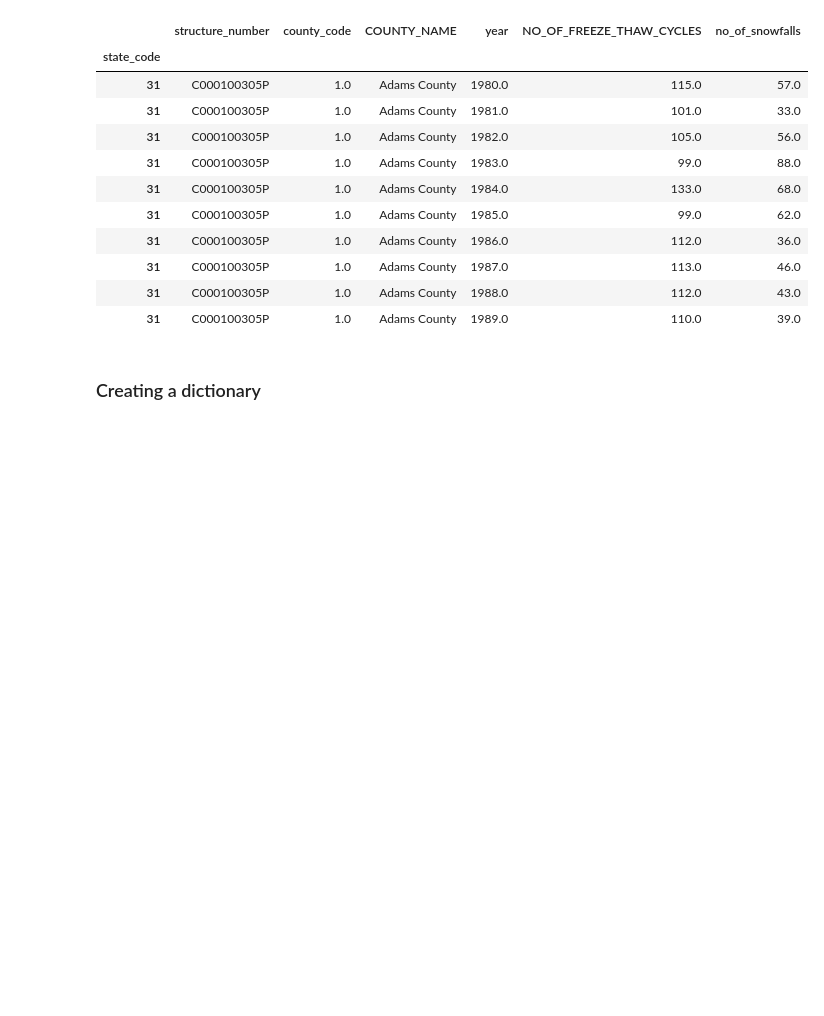
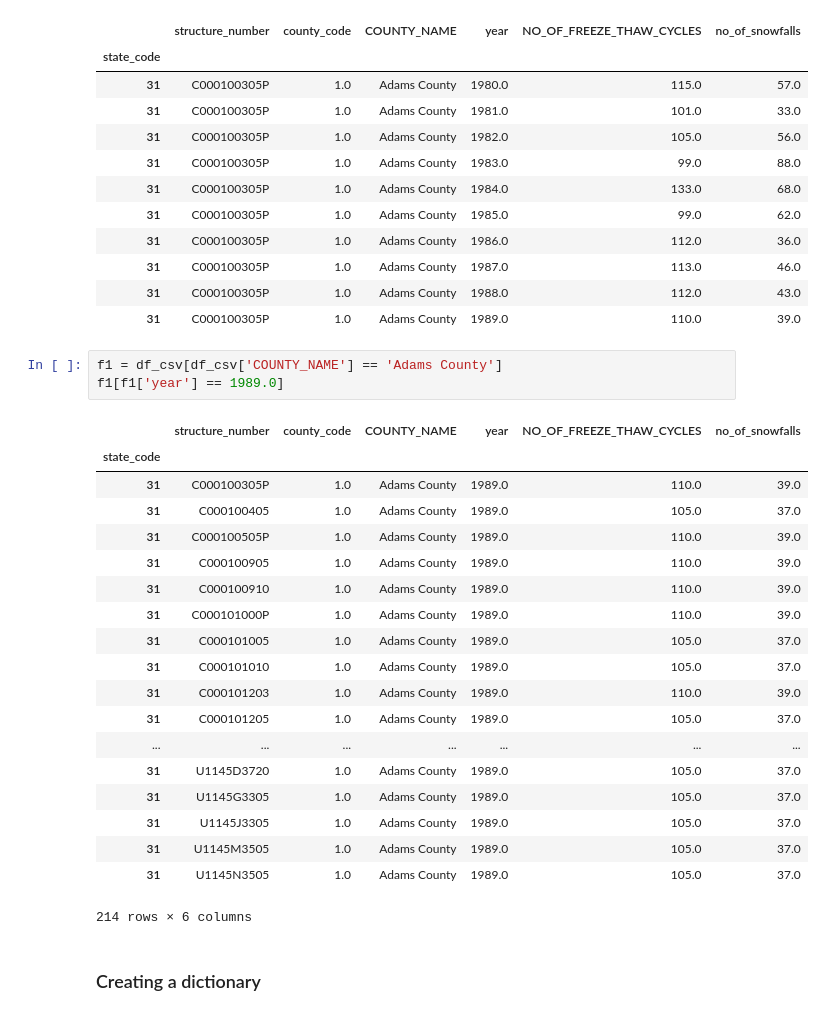
Before and after one commit to kaleoyster/thesis, a Jupyter notebook: analysis/06-13-19-effect-of-freeze-thaw-on bridge-condition.ipynb, the cells around one changed output. Drawn from its saved outputs; the diff is of its cells as text; blank space fills up the shorter version.

```diff
--- a/analysis/06-13-19-effect-of-freeze-thaw-on bridge-condition.ipynb
+++ b/analysis/06-13-19-effect-of-freeze-thaw-on bridge-condition.ipynb
@@ -127,6 +127,29 @@ df_csv.head(10)
 | 31 | C000100305P | 1.0 | Adams County | 1987.0 | 113.0 | 46.0 |
 | 31 | C000100305P | 1.0 | Adams County | 1988.0 | 112.0 | 43.0 |
 | 31 | C000100305P | 1.0 | Adams County | 1989.0 | 110.0 | 39.0 |
+# %%
+f1 = df_csv[df_csv['COUNTY_NAME'] == 'Adams County']
+f1[f1['year'] == 1989.0]
+# %% [output]
+|  | structure_number | county_code | COUNTY_NAME | year | NO_OF_FREEZE_THAW_CYCLES | no_of_snowfalls |
+| state_code |  |  |  |  |  |  |
+| 31 | C000100305P | 1.0 | Adams County | 1989.0 | 110.0 | 39.0 |
+| 31 | C000100405 | 1.0 | Adams County | 1989.0 | 105.0 | 37.0 |
+| 31 | C000100505P | 1.0 | Adams County | 1989.0 | 110.0 | 39.0 |
+| 31 | C000100905 | 1.0 | Adams County | 1989.0 | 110.0 | 39.0 |
+| 31 | C000100910 | 1.0 | Adams County | 1989.0 | 110.0 | 39.0 |
+| 31 | C000101000P | 1.0 | Adams County | 1989.0 | 110.0 | 39.0 |
+| 31 | C000101005 | 1.0 | Adams County | 1989.0 | 105.0 | 37.0 |
+| 31 | C000101010 | 1.0 | Adams County | 1989.0 | 105.0 | 37.0 |
+| 31 | C000101203 | 1.0 | Adams County | 1989.0 | 110.0 | 39.0 |
+| 31 | C000101205 | 1.0 | Adams County | 1989.0 | 105.0 | 37.0 |
+| ... | ... | ... | ... | ... | ... | ... |
+| 31 | U1145D3720 | 1.0 | Adams County | 1989.0 | 105.0 | 37.0 |
+| 31 | U1145G3305 | 1.0 | Adams County | 1989.0 | 105.0 | 37.0 |
+| 31 | U1145J3305 | 1.0 | Adams County | 1989.0 | 105.0 | 37.0 |
+| 31 | U1145M3505 | 1.0 | Adams County | 1989.0 | 105.0 | 37.0 |
+| 31 | U1145N3505 | 1.0 | Adams County | 1989.0 | 105.0 | 37.0 |
+214 rows × 6 columns
 # %% [markdown]
 ### Creating a dictionary
 # %%
```
Also changed, not shown: parts of 1 cell of this notebook.
